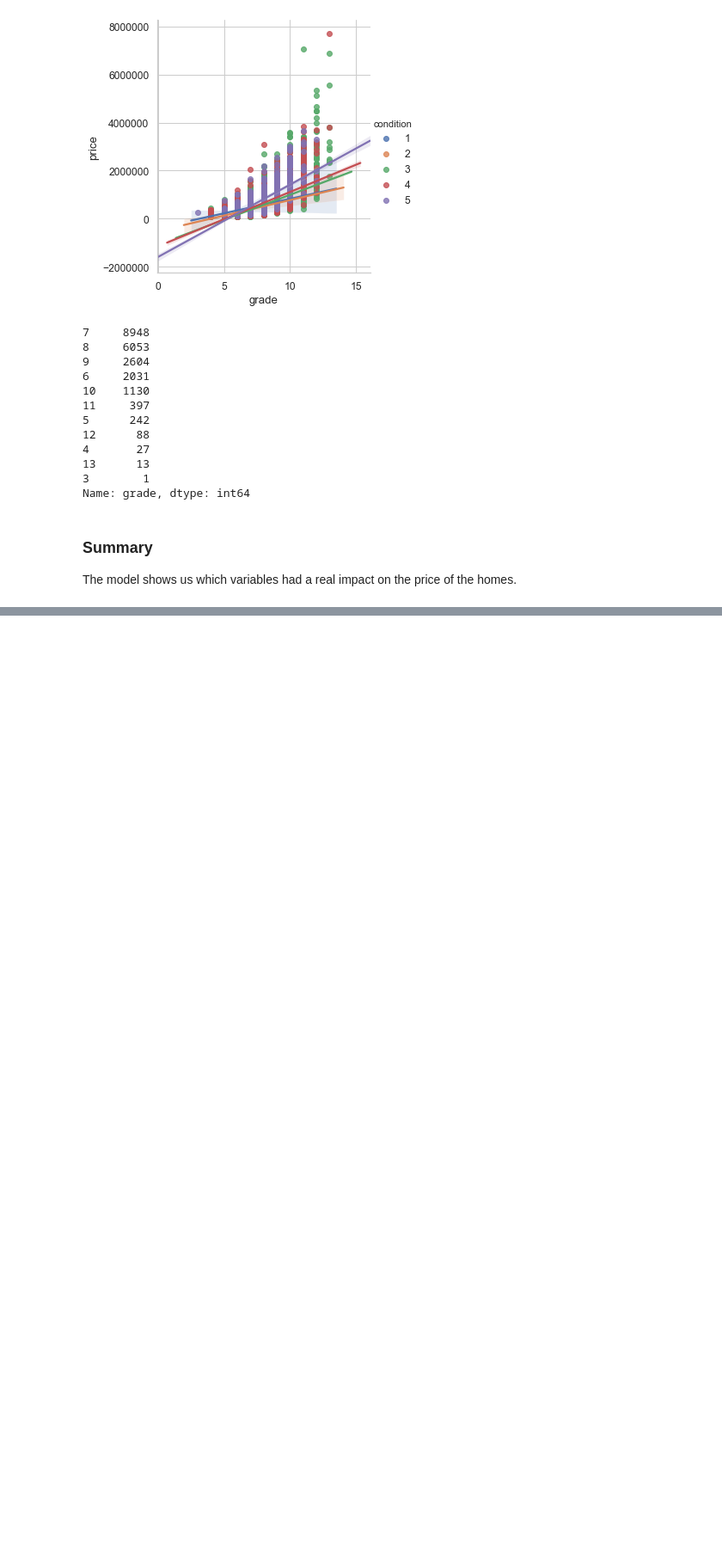
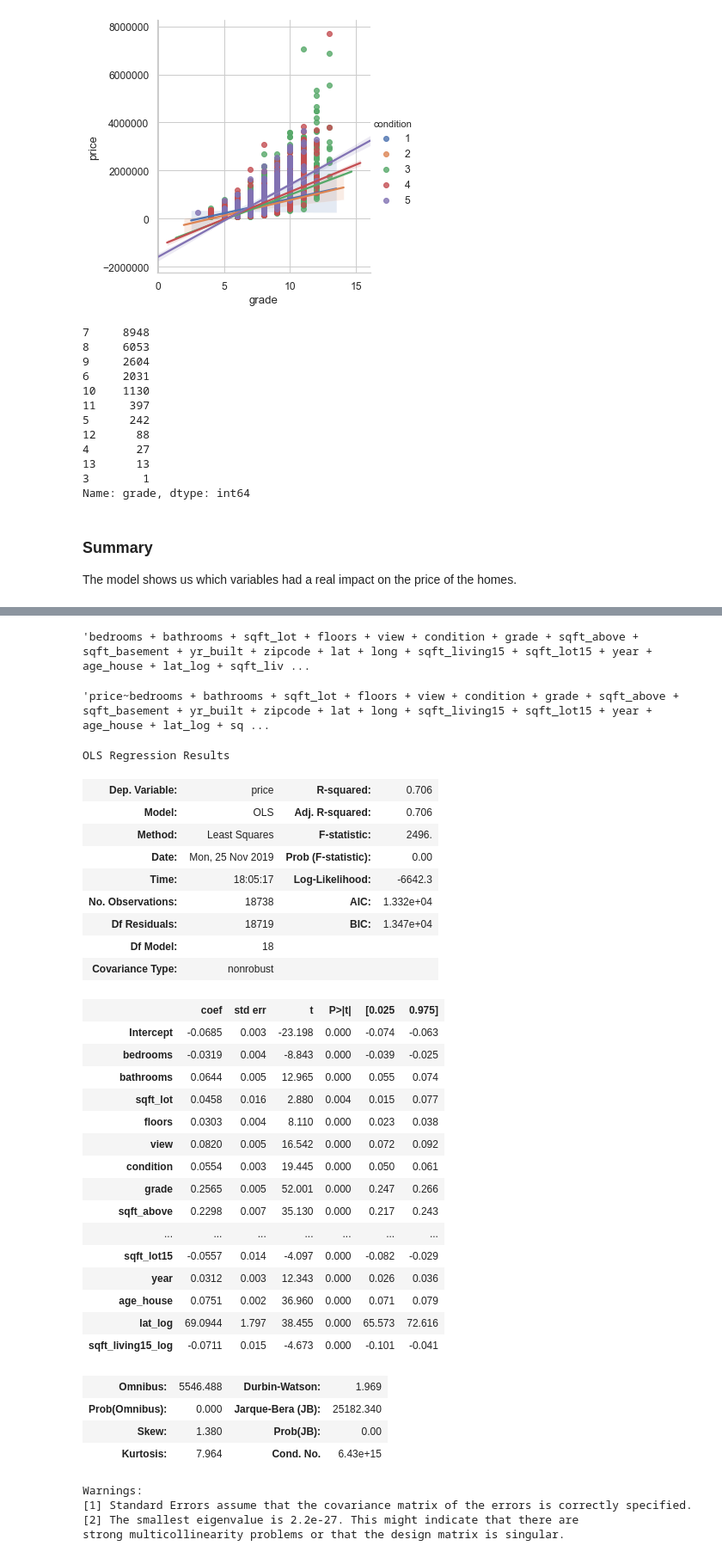
Before and after one commit to torresdavr/dsc-v2-mod1-final-project-online-ds-pt-100719, a Jupyter notebook: student-Copy1.ipynb, the cells around one changed output, grey strips where cells are left out. Shown at 86% size. Cells and saved outputs as stored; diff of their text form; code cells hidden in the pictures; blank space fills up the shorter version.

```diff
--- a/student-Copy1.ipynb
+++ b/student-Copy1.ipynb
@@ -2107,0 +2141,4 @@ tmp = geo_data
+# %%
+cat_col= ['waterfront']
+for col in cat_cols:
+    df_filter_seattle[col] = df_sample[col]
@@ -2107,0 +2154,5 @@ tmp = geo_data
+# %%
+try:
+    df_filter_seattle.dropna(inplace=True)
+except:
+    print('NaN in the dataframe.')
@@ -2107,0 +2179,49 @@ tmp = geo_data
+# %%
+cols = df_filter_seattle.drop(['price', 'yr_renovated','waterfront'],axis=1).columns
+str_cols = ' + '.join(cols)
+str_cols
+# %% [output]
+'bedrooms + bathrooms + sqft_lot + floors + view + condition + grade + sqft_above + sqft_basement + yr_built + zipcode + lat + long + sqft_living15 + sqft_lot15 + year + age_house + lat_log + sqft_liv ...
+# %%
+formula = 'price~'+str_cols
+formula
+# %% [output]
+'price~bedrooms + bathrooms + sqft_lot + floors + view + condition + grade + sqft_above + sqft_basement + yr_built + zipcode + lat + long + sqft_living15 + sqft_lot15 + year + age_house + lat_log + sq ...
+# %%
+model_seattle = smf.ols(formula=formula, data=df_filter_seattle).fit()
+model_seattle.summary()
+# %% [output]
+OLS Regression Results
+| Dep. Variable: | price | R-squared: | 0.706 |
+| Model: | OLS | Adj. R-squared: | 0.706 |
+| Method: | Least Squares | F-statistic: | 2496. |
+| Date: | Mon, 25 Nov 2019 | Prob (F-statistic): | 0.00 |
+| Time: | 18:05:17 | Log-Likelihood: | -6642.3 |
+| No. Observations: | 18738 | AIC: | 1.332e+04 |
+| Df Residuals: | 18719 | BIC: | 1.347e+04 |
+| Df Model: | 18 |  |  |
+| Covariance Type: | nonrobust |  |  |
+|  | coef | std err | t | P>|t| | [0.025 | 0.975] |
+| Intercept | -0.0685 | 0.003 | -23.198 | 0.000 | -0.074 | -0.063 |
+| bedrooms | -0.0319 | 0.004 | -8.843 | 0.000 | -0.039 | -0.025 |
+| bathrooms | 0.0644 | 0.005 | 12.965 | 0.000 | 0.055 | 0.074 |
+| sqft_lot | 0.0458 | 0.016 | 2.880 | 0.004 | 0.015 | 0.077 |
+| floors | 0.0303 | 0.004 | 8.110 | 0.000 | 0.023 | 0.038 |
+| view | 0.0820 | 0.005 | 16.542 | 0.000 | 0.072 | 0.092 |
+| condition | 0.0554 | 0.003 | 19.445 | 0.000 | 0.050 | 0.061 |
+| grade | 0.2565 | 0.005 | 52.001 | 0.000 | 0.247 | 0.266 |
+| sqft_above | 0.2298 | 0.007 | 35.130 | 0.000 | 0.217 | 0.243 |
+| ... | ... | ... | ... | ... | ... | ... |
+| sqft_lot15 | -0.0557 | 0.014 | -4.097 | 0.000 | -0.082 | -0.029 |
+| year | 0.0312 | 0.003 | 12.343 | 0.000 | 0.026 | 0.036 |
+| age_house | 0.0751 | 0.002 | 36.960 | 0.000 | 0.071 | 0.079 |
+| lat_log | 69.0944 | 1.797 | 38.455 | 0.000 | 65.573 | 72.616 |
+| sqft_living15_log | -0.0711 | 0.015 | -4.673 | 0.000 | -0.101 | -0.041 |
+| Omnibus: | 5546.488 | Durbin-Watson: | 1.969 |
+| Prob(Omnibus): | 0.000 | Jarque-Bera (JB): | 25182.340 |
+| Skew: | 1.380 | Prob(JB): | 0.00 |
+| Kurtosis: | 7.964 | Cond. No. | 6.43e+15 |
+Warnings:
+[1] Standard Errors assume that the covariance matrix of the errors is correctly specified.
+[2] The smallest eigenvalue is 2.2e-27. This might indicate that there are
+strong multicollinearity problems or that the design matrix is singular.
```
Also changed, not shown: parts of 47 cells of this notebook.
